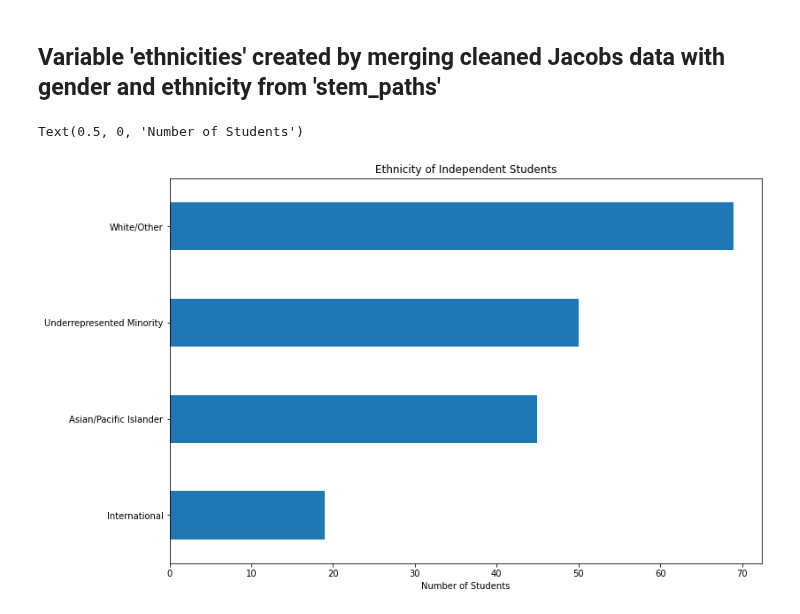
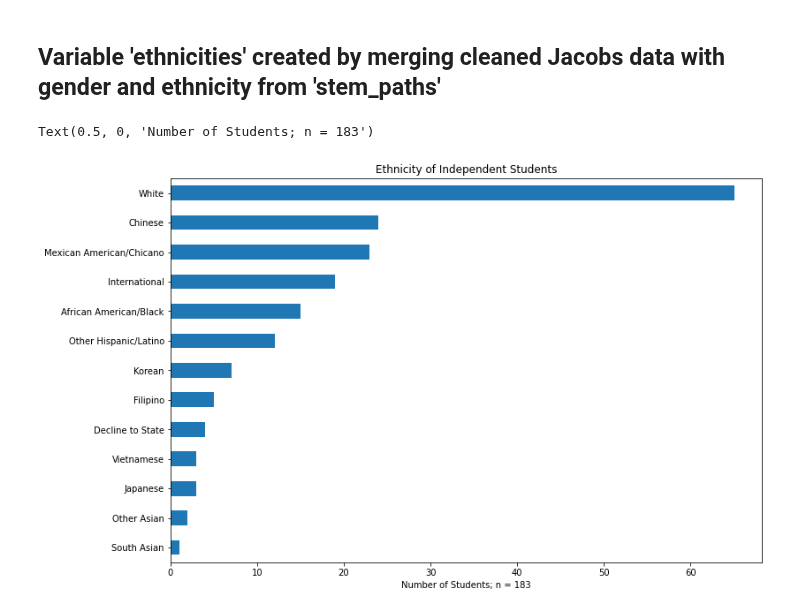
Before and after one commit to PaulDTP/Berkeley_Jacobs, a Jupyter notebook: urm_ls.ipynb, the cells around one changed output. Cells and saved outputs as stored; diff of their text form; code cells hidden in the pictures.

```diff
--- a/urm_ls.ipynb
+++ b/urm_ls.ipynb
@@ -258,8 +281,8 @@ ethnicities
 # %% [markdown]
 ## Variable 'ethnicities' created by merging cleaned Jacobs data with gender and ethnicity from 'stem_paths'
 # %%
-incomes = ethnicities[ethnicities['ppsk'].isin(stem_paths[(~stem_paths['income.parent'].isna()) | (~stem_paths['income.student'].isna())]['ppsk'])].merge(stem_paths[['income.parent','income.student','ppsk']], on='ppsk').drop_duplicates(subset=['ppsk']).fillna(0)#.merge(student_majors[['ppsk', 'college']], on='ppsk').drop_duplicates()
-incomes[incomes['income.student'] != 0].groupby('Ethnicity').count()['ppsk'].sort_values().plot(kind='barh', figsize=(12,8), xlabel="", title= "Ethnicity of Independent Students").set_xlabel("Number of Students")
+jacobs_incomes = ethnicities[ethnicities['ppsk'].isin(stem_paths[(~stem_paths['income.parent'].isna()) | (~stem_paths['income.student'].isna())]['ppsk'])].merge(stem_paths[['income.parent','income.student','ethnic.l3','ppsk']], on='ppsk').drop_duplicates(subset=['ppsk']).fillna(0)#.merge(student_majors[['ppsk', 'college']], on='ppsk').drop_duplicates()
+jacobs_incomes[jacobs_incomes['income.student'] != 0].groupby('ethnic.l3').count()['ppsk'].sort_values().plot(kind='barh', figsize=(12,8), xlabel="", title= "Ethnicity of Independent Students").set_xlabel("Number of Students; n = 183")
 # %% [output]
-Text(0.5, 0, 'Number of Students')
+Text(0.5, 0, 'Number of Students; n = 183')
-[figure, old version]
+[figure, new version]
```
Also changed, not shown: parts of 31 cells of this notebook, 11 other files.
